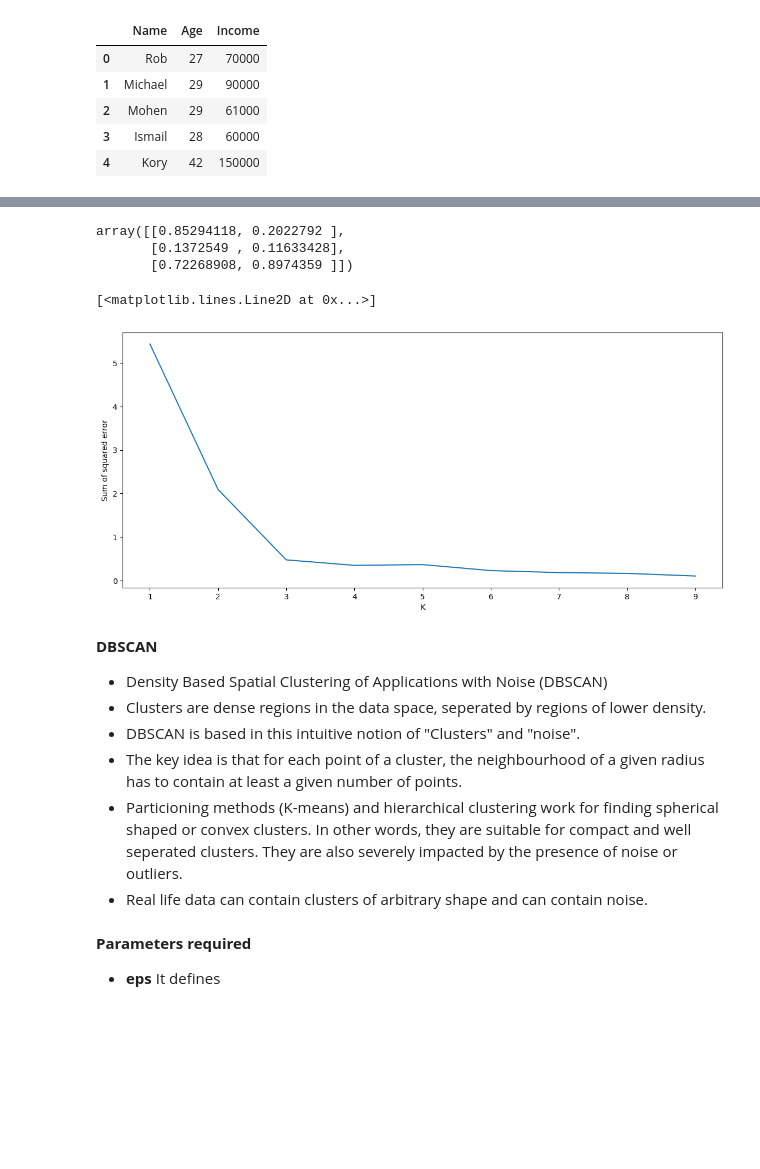
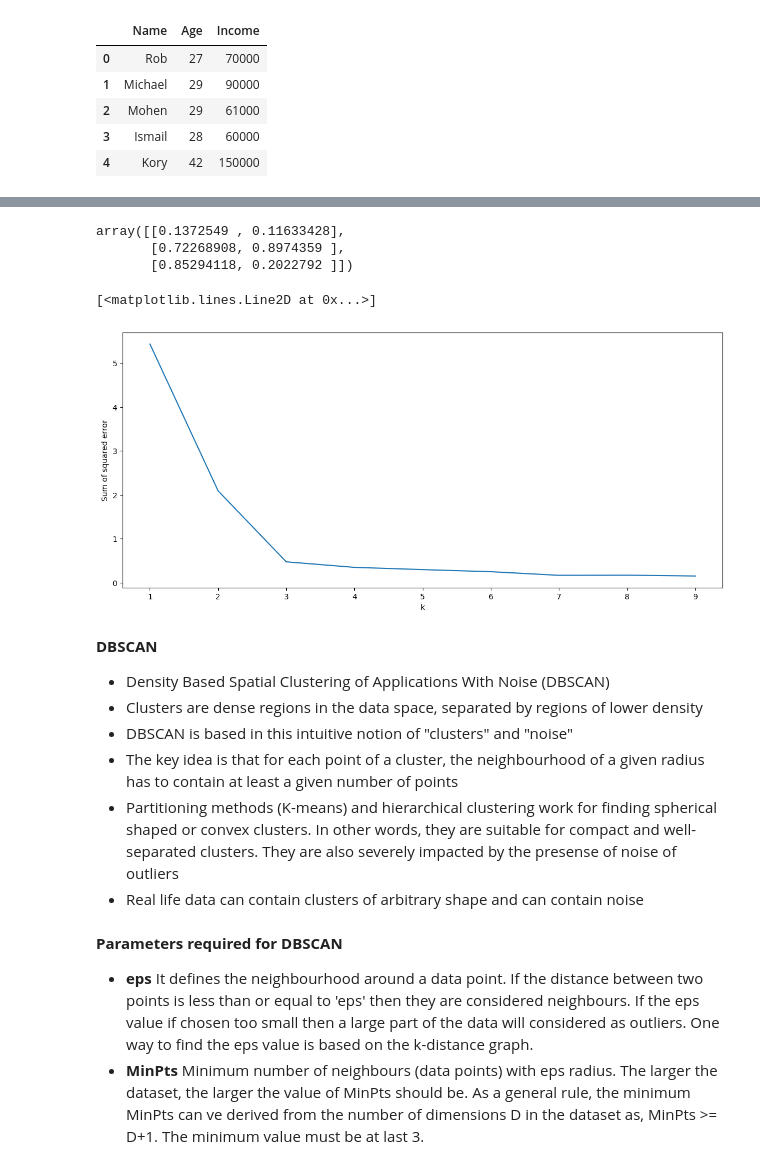
Before and after one commit to ndavido/Data_Analysis_Notes, a Jupyter notebook: clustering_early.ipynb, the cells around one changed output, grey strips where cells are left out. Cells and saved outputs as stored; diff of their text form; code cells hidden in the pictures; blank space fills up the shorter version.

```diff
--- a/clustering_early.ipynb
+++ b/clustering_early.ipynb
@@ -441,7 +450,7 @@ plt.scatter(df3.Age, df3['Income'], color='black')
 # %%
-scalar = MinMaxScaler()
-scalar.fit(df[['Income']])
-df['Income'] = scalar.transform(df[['Income']])
+scaler = MinMaxScaler()
+scaler.fit(df[['Income']])
+df['Income'] = scaler.transform(df['Income'].values.reshape(-1, 1))
 # %%
 df
 # %% [output]
@@ -465,6 +474,6 @@ df
 # %%
-scalar.fit(df[['Age']])
-df['Age'] = scalar.transform(df[['Age']])
+scaler.fit(df[['Age']])
+df.Age = scaler.transform(df['Age'].values.reshape(-1, 1))
 # %%
 df
 # %% [output]
@@ -488,5 +497,5 @@ df
 # %%
-km = KMeans(n_clusters=3)
+km = KMeans(n_clusters=3, n_init='auto')
 y_predicted = km.fit_predict(df[['Age', 'Income']])
 df['cluster'] = y_predicted
 # %%
@@ -539,9 +532,9 @@ plt.scatter(km.cluster_centers_[:,0], km.cluster_centers_[:,1], color='purple',
 # %%
 km.cluster_centers_
 # %% [output]
-array([[0.85294118, 0.2022792 ],
-       [0.1372549 , 0.11633428],
-       [0.72268908, 0.8974359 ]])
+array([[0.1372549 , 0.11633428],
+       [0.72268908, 0.8974359 ],
+       [0.85294118, 0.2022792 ]])
 # %%
 k_range = range(1, 10)
 sse = []
@@ -550,21 +543,25 @@ for k in k_range:
     km.fit(df[['Age', 'Income']])
     sse.append(km.inertia_)
 # %%
-plt.xlabel('K')
+plt.xlabel('k')
 plt.ylabel('Sum of squared error')
 plt.plot(k_range, sse)
 # %% [output]
 [<matplotlib.lines.Line2D at 0x...>]
-[figure, old version]
+[figure, new version]
 # %% [markdown]
-__DBSCAN__
-
-- Density Based Spatial Clustering of Applications with Noise (DBSCAN)
-- Clusters are dense regions in the data space, seperated by regions of lower density.
-- DBSCAN is based in this intuitive notion of "Clusters" and "noise".
-- The key idea is that for each point of a cluster, the  neighbourhood of a given radius has to contain at least a given number of points.
-- Particioning methods (K-means) and hierarchical clustering work for finding spherical shaped or convex clusters. In other words, they are suitable for compact and well seperated clusters. They are also severely impacted by the presence of noise or outliers.
-- Real life data can contain clusters of arbitrary shape and can contain noise.
+<b> DBSCAN </b>
+<ul>
+    <li> Density Based Spatial Clustering of Applications With Noise (DBSCAN)</li>
+    <li> Clusters are dense regions in the data space, separated by regions of lower density</li>
+    <li> DBSCAN is based in this intuitive notion of "clusters" and "noise"</li>
+    <li> The key idea is that for each point of a cluster, the neighbourhood of a given radius has to contain at least a given number of points</li>
+    <li> Partitioning methods (K-means) and hierarchical clustering work for finding spherical shaped or convex clusters. In other words, they are suitable for compact and well-separated clusters. They are also severely impacted by the presense of noise of outliers</li>
+    <li> Real life data can contain clusters of arbitrary shape and can contain noise</li>
+</ul>
-# %% [markdown]
-__Parameters required__
-- __eps__ It defines
+# %% [markdown]
+<b> Parameters required for DBSCAN </b>
+<ul>
+    <li> <b>eps</b> It defines the neighbourhood around a data point. If the distance between two points is less than or equal to 'eps' then they are considered neighbours. If the eps value if chosen too small then a large part of the data will considered as outliers. One way to find the eps value is based on the k-distance graph.</li>
+    <li> <b>MinPts</b> Minimum number of neighbours (data points) with eps radius. The larger the dataset, the larger the value of MinPts should be. As a general rule, the minimum MinPts can ve derived from the number of dimensions D in the dataset as, MinPts >= D+1. The minimum value must be at last 3.</li>
+</ul>
```
Also changed, not shown: parts of 40 cells of this notebook.
